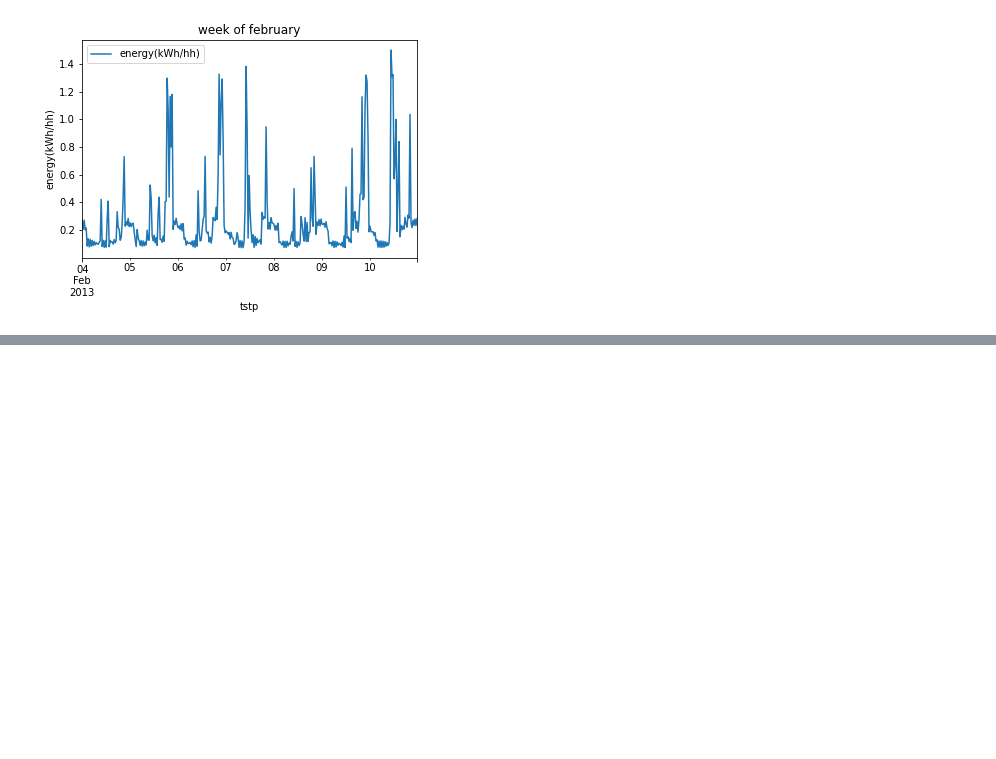
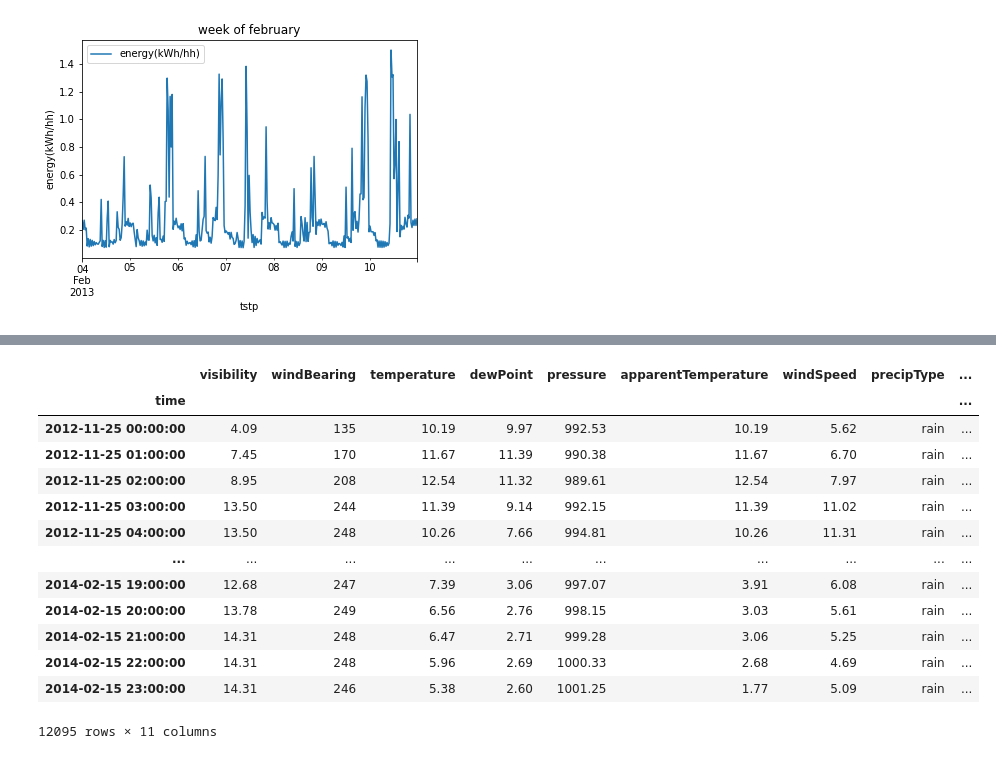
Before and after one commit to SindreMohr/Bachelor_thesis, a Jupyter notebook: halfhourly_data_visualization.ipynb, the cells around one changed output, grey strips where cells are left out. Cells and saved outputs as stored; diff of their text form; code cells hidden in the pictures; blank space fills up the shorter version.

```diff
--- a/halfhourly_data_visualization.ipynb
+++ b/halfhourly_data_visualization.ipynb
@@ -143,3 +129,6 @@ aff_hh_df.loc["2013-02-04":"2013-02-10"].plot( y ="energy(kWh/hh)", ylabel = "en
 # %% [output]
 <AxesSubplot:title={'center':'week of february'}, xlabel='tstp', ylabel='energy(kWh/hh)'>
 [figure]
+# %%
+weather_data = pd.read_csv("./data/weather_hourly_darksky.csv")
+weather_data.head()
@@ -145,0 +199,18 @@ aff_hh_df.loc["2013-02-04":"2013-02-10"].plot( y ="energy(kWh/hh)", ylabel = "en
+# %%
+weather_data_f = weather_data["2012-10-12 00:00:00":"2014-02-28 00:00:00"]
+weather_data_f
+# %% [output]
+|  | visibility | windBearing | temperature | dewPoint | pressure | apparentTemperature | windSpeed | precipType | ... |
+| time |  |  |  |  |  |  |  |  | ... |
+| 2012-11-25 00:00:00 | 4.09 | 135 | 10.19 | 9.97 | 992.53 | 10.19 | 5.62 | rain | ... |
+| 2012-11-25 01:00:00 | 7.45 | 170 | 11.67 | 11.39 | 990.38 | 11.67 | 6.70 | rain | ... |
+| 2012-11-25 02:00:00 | 8.95 | 208 | 12.54 | 11.32 | 989.61 | 12.54 | 7.97 | rain | ... |
+| 2012-11-25 03:00:00 | 13.50 | 244 | 11.39 | 9.14 | 992.15 | 11.39 | 11.02 | rain | ... |
+| 2012-11-25 04:00:00 | 13.50 | 248 | 10.26 | 7.66 | 994.81 | 10.26 | 11.31 | rain | ... |
+| ... | ... | ... | ... | ... | ... | ... | ... | ... | ... |
+| 2014-02-15 19:00:00 | 12.68 | 247 | 7.39 | 3.06 | 997.07 | 3.91 | 6.08 | rain | ... |
+| 2014-02-15 20:00:00 | 13.78 | 249 | 6.56 | 2.76 | 998.15 | 3.03 | 5.61 | rain | ... |
+| 2014-02-15 21:00:00 | 14.31 | 248 | 6.47 | 2.71 | 999.28 | 3.06 | 5.25 | rain | ... |
+| 2014-02-15 22:00:00 | 14.31 | 248 | 5.96 | 2.69 | 1000.33 | 2.68 | 4.69 | rain | ... |
+| 2014-02-15 23:00:00 | 14.31 | 246 | 5.38 | 2.60 | 1001.25 | 1.77 | 5.09 | rain | ... |
+12095 rows × 11 columns
```
Also changed, not shown: parts of 15 cells of this notebook.
